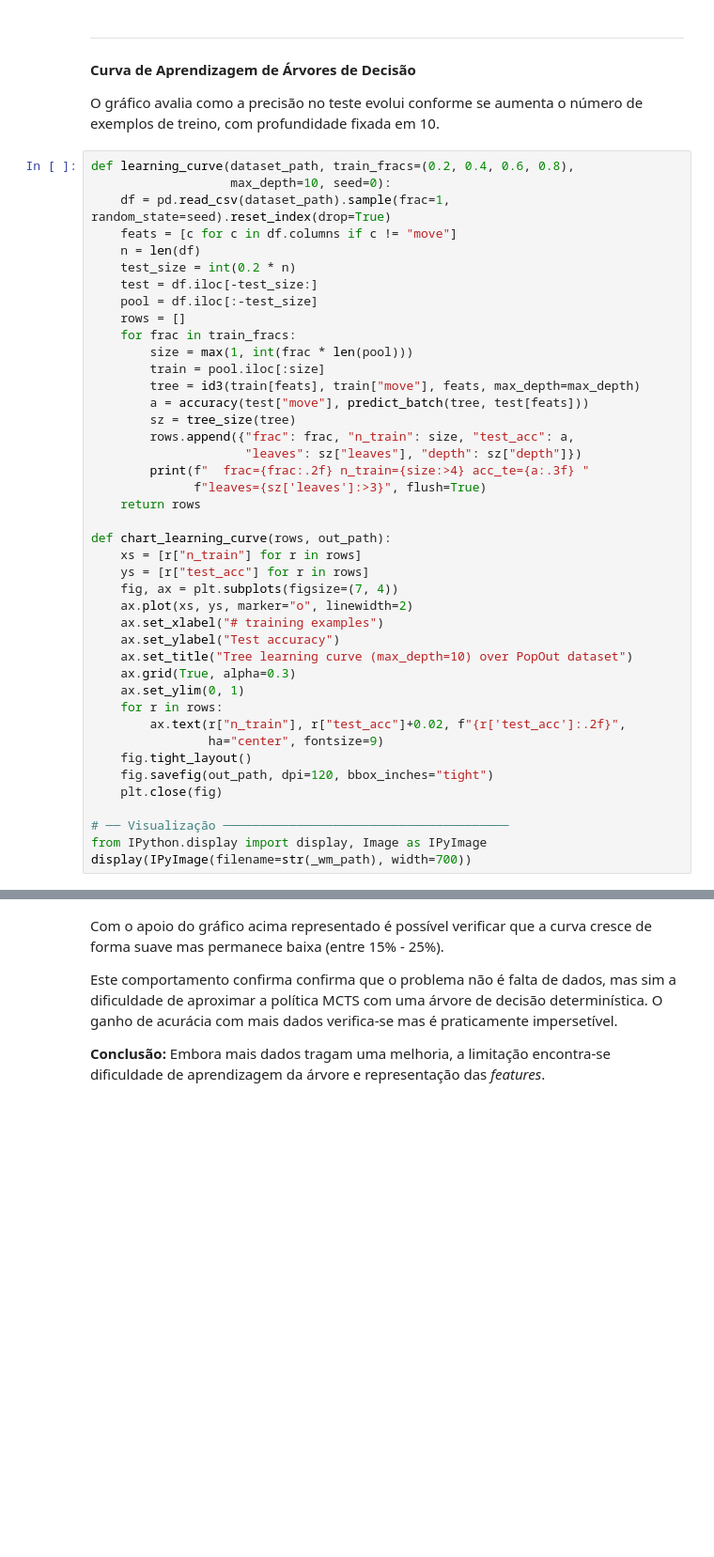
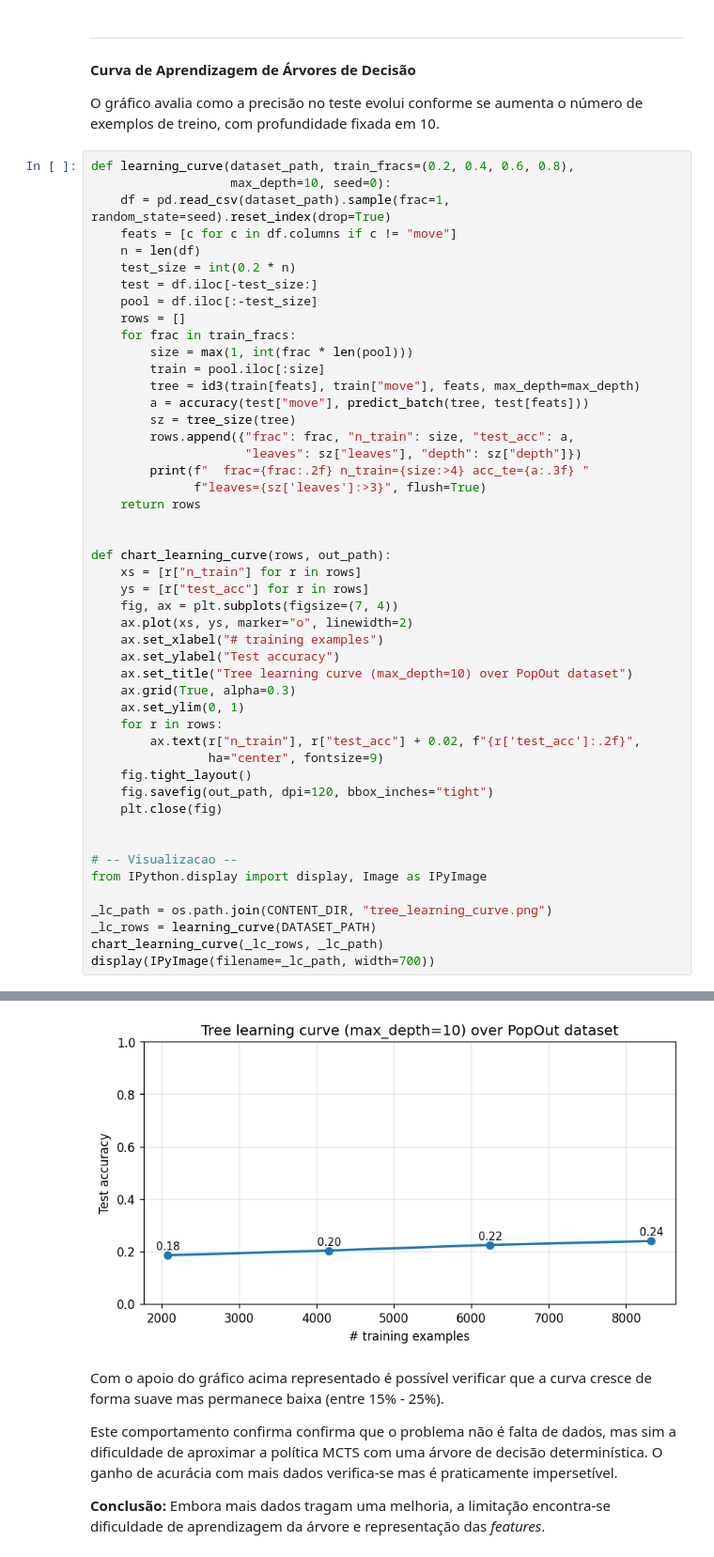
Before and after one commit to matilde938/IA_POPOUT_, a Jupyter notebook: IA_notebook.ipynb, the cells around one changed output, grey strips where cells are left out. Shown at 94% size. Cells and saved outputs as stored; diff of their text form; blank space fills up the shorter version.

```diff
--- a/IA_notebook.ipynb
+++ b/IA_notebook.ipynb
@@ -2189,6 +2226,7 @@ def learning_curve(dataset_path, train_fracs=(0.2, 0.4, 0.6, 0.8),
               f"leaves={sz['leaves']:>3}", flush=True)
     return rows
 
+
 def chart_learning_curve(rows, out_path):
     xs = [r["n_train"] for r in rows]
     ys = [r["test_acc"] for r in rows]
@@ -2200,13 +2238,18 @@ def chart_learning_curve(rows, out_path):
     ax.grid(True, alpha=0.3)
     ax.set_ylim(0, 1)
     for r in rows:
-        ax.text(r["n_train"], r["test_acc"]+0.02, f"{r['test_acc']:.2f}",
+        ax.text(r["n_train"], r["test_acc"] + 0.02, f"{r['test_acc']:.2f}",
                 ha="center", fontsize=9)
     fig.tight_layout()
     fig.savefig(out_path, dpi=120, bbox_inches="tight")
     plt.close(fig)
 
-# ── Visualização ───────────────────────────────────────
+
+# -- Visualizacao --
 from IPython.display import display, Image as IPyImage
-display(IPyImage(filename=str(_wm_path), width=700))
+
+_lc_path = os.path.join(CONTENT_DIR, "tree_learning_curve.png")
+_lc_rows = learning_curve(DATASET_PATH)
+chart_learning_curve(_lc_rows, _lc_path)
+display(IPyImage(filename=_lc_path, width=700))
 # %% [output]
@@ -2214,3 +2260,4 @@ NameError: name '_wm_path' is not defined
+[figure, added]
 # %% [markdown]
 Com o apoio do gráfico acima representado é possível verificar que a curva cresce de forma suave mas permanece baixa (entre 15% - 25%).
 
```
Also changed, not shown: parts of 9 cells of this notebook, 3 other files.
